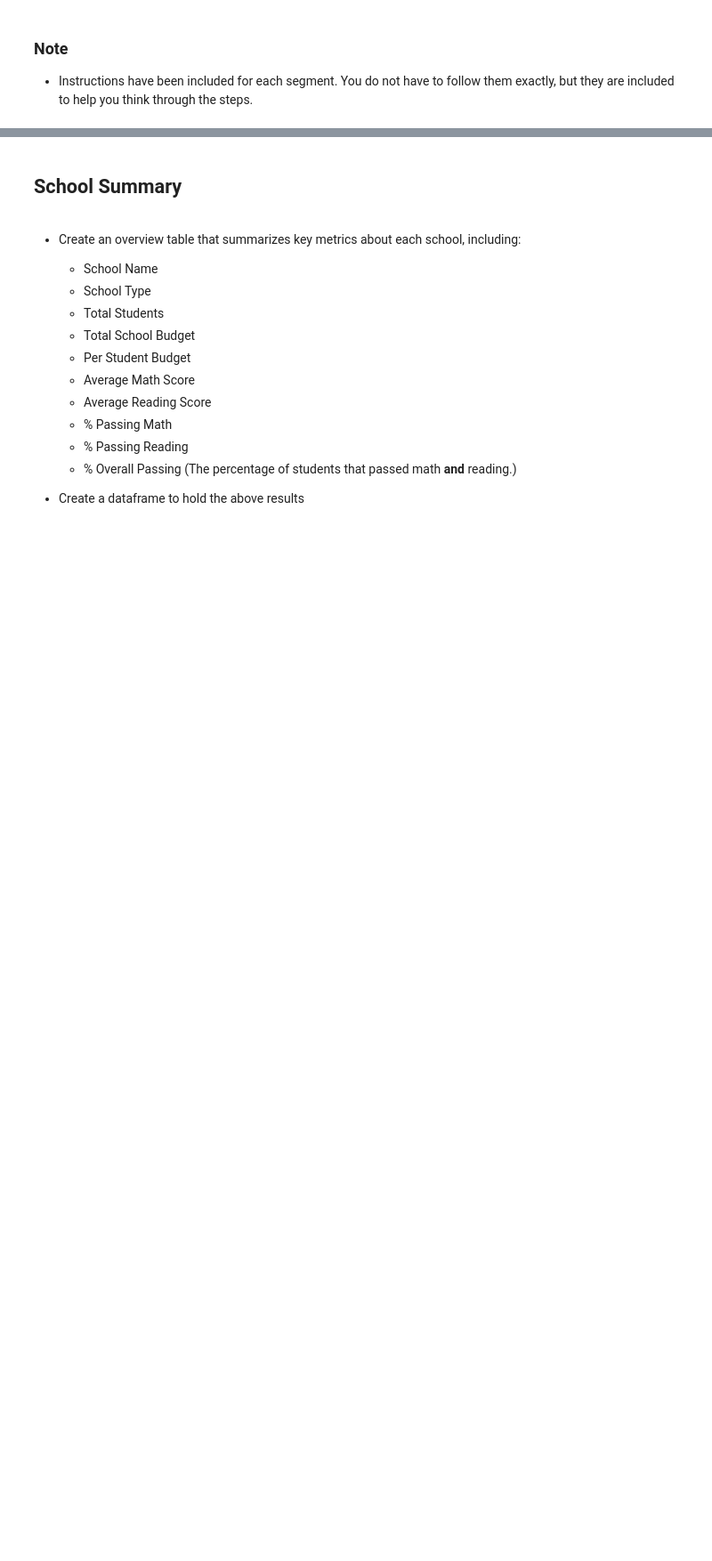
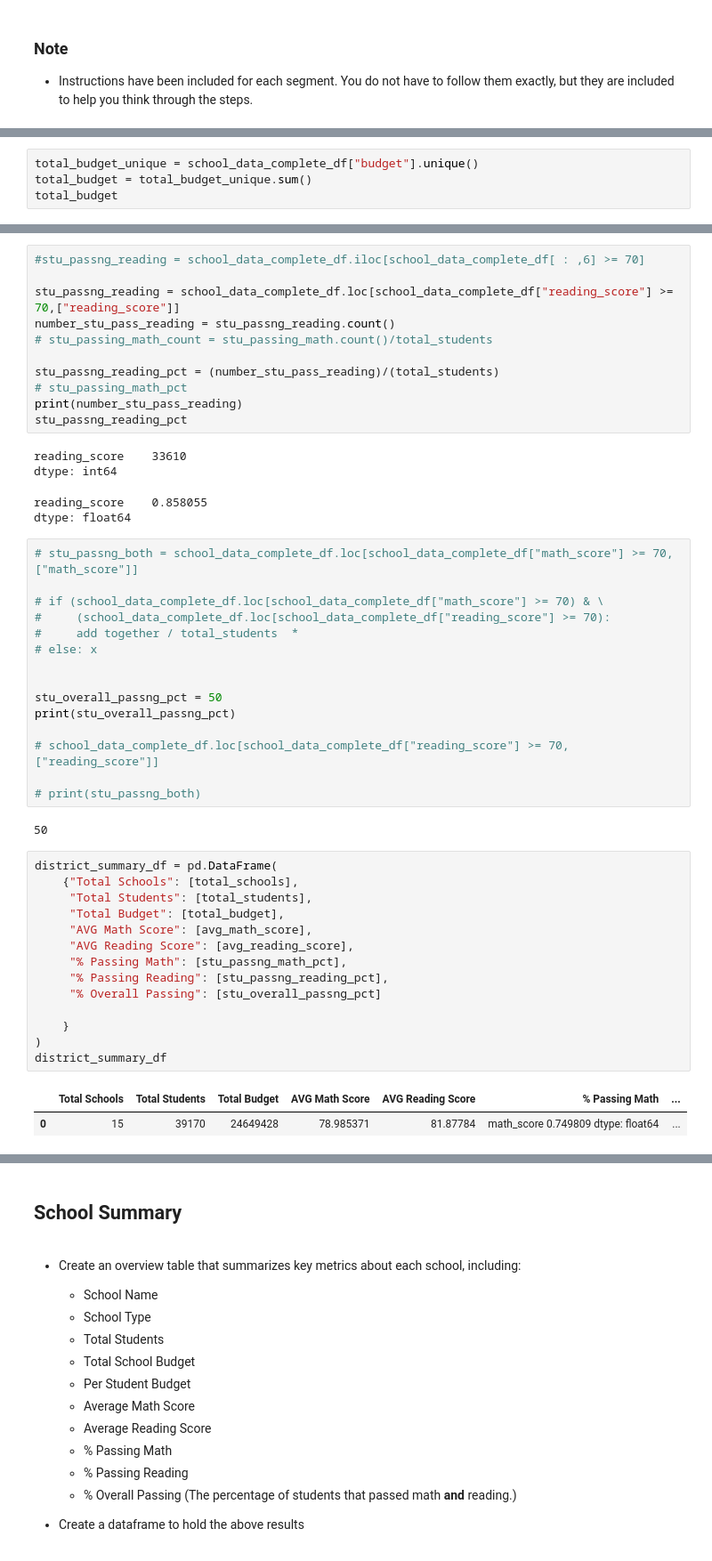
Before and after one commit to D11eleven/pandas-challenge, a Jupyter notebook: PyCitySchools/PyCitySchools_starter.ipynb, the cells around one changed output, grey strips where cells are left out. Shown at 89% size. Saved outputs shown, nothing was run; the diff lists cells and outputs as text; blank space fills up the shorter version.

Commit message:
Start of Part 1 District Summary

```diff
--- a/PyCitySchools/PyCitySchools_starter.ipynb
+++ b/PyCitySchools/PyCitySchools_starter.ipynb
@@ -46,0 +81,4 @@ school_data_complete.describe()
+# %%
+total_budget_unique = school_data_complete_df["budget"].unique()
+total_budget = total_budget_unique.sum()
+total_budget
@@ -46,0 +159,50 @@ school_data_complete.describe()
+# %%
+#stu_passng_reading = school_data_complete_df.iloc[school_data_complete_df[ : ,6] >= 70]
+
+stu_passng_reading = school_data_complete_df.loc[school_data_complete_df["reading_score"] >= 70,["reading_score"]]
+number_stu_pass_reading = stu_passng_reading.count()
+# stu_passing_math_count = stu_passing_math.count()/total_students
+
+stu_passng_reading_pct = (number_stu_pass_reading)/(total_students)
+# stu_passing_math_pct
+print(number_stu_pass_reading)
+stu_passng_reading_pct
+# %% [output]
+reading_score    33610
+dtype: int64
+reading_score    0.858055
+dtype: float64
+# %%
+# stu_passng_both = school_data_complete_df.loc[school_data_complete_df["math_score"] >= 70,["math_score"]]
+
+# if (school_data_complete_df.loc[school_data_complete_df["math_score"] >= 70) & \
+#     (school_data_complete_df.loc[school_data_complete_df["reading_score"] >= 70):
+#     add together / total_students  *
+# else: x
+
+
+stu_overall_passng_pct = 50
+print(stu_overall_passng_pct)
+
+# school_data_complete_df.loc[school_data_complete_df["reading_score"] >= 70,["reading_score"]]
+
+# print(stu_passng_both)
+# %% [output]
+50
+# %%
+district_summary_df = pd.DataFrame(
+    {"Total Schools": [total_schools],
+     "Total Students": [total_students],
+     "Total Budget": [total_budget],
+     "AVG Math Score": [avg_math_score],
+     "AVG Reading Score": [avg_reading_score],
+     "% Passing Math": [stu_passng_math_pct],
+     "% Passing Reading": [stu_passng_reading_pct],
+     "% Overall Passing": [stu_overall_passng_pct]
+
+    }
+)
+district_summary_df
+# %% [output]
+|  | Total Schools | Total Students | Total Budget | AVG Math Score | AVG Reading Score | % Passing Math | ... |
+| 0 | 15 | 39170 | 24649428 | 78.985371 | 81.87784 | math_score 0.749809 dtype: float64 | ... |
```
Also changed, not shown: parts of 18 cells of this notebook, 2 other files.
